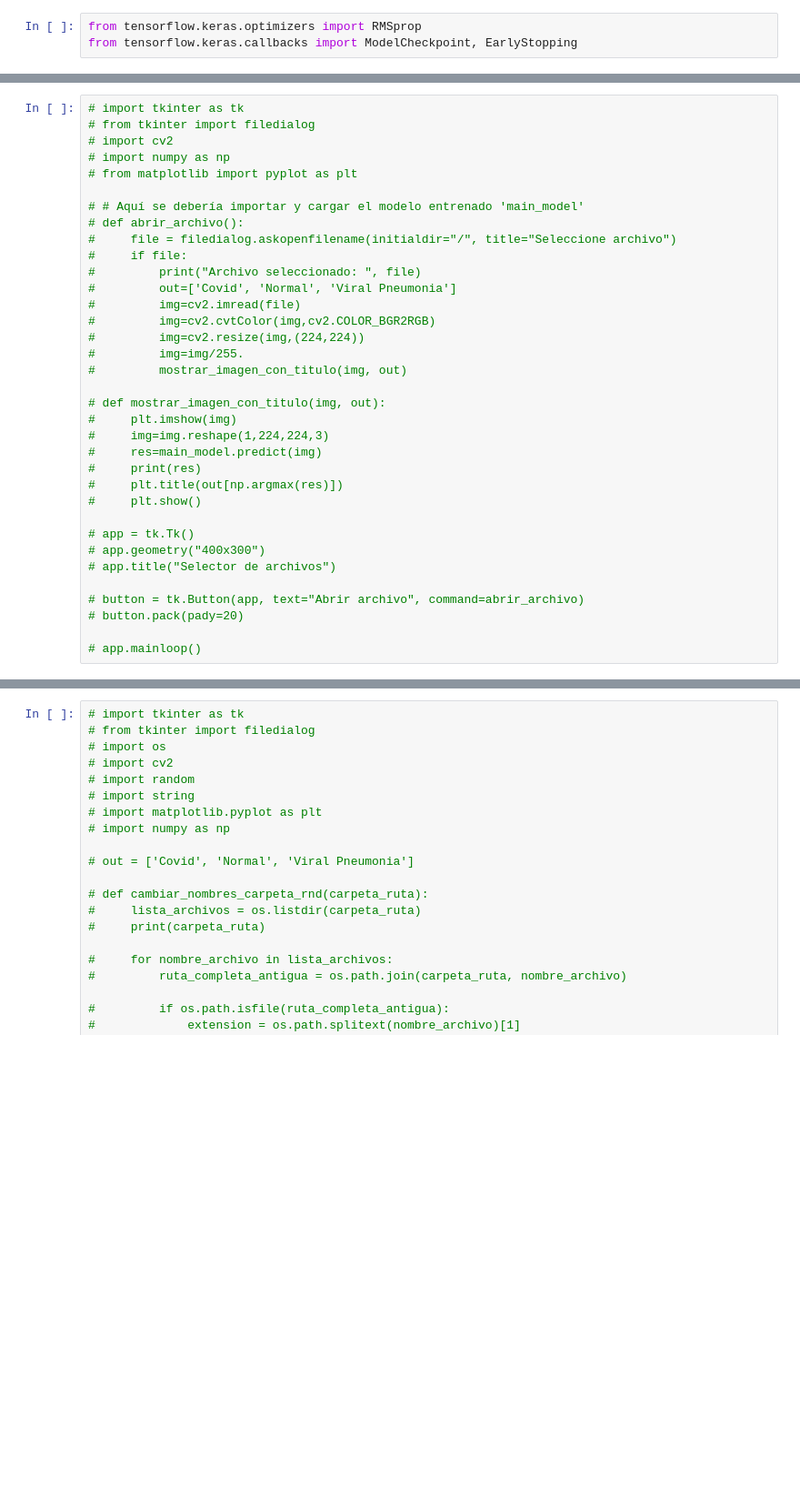
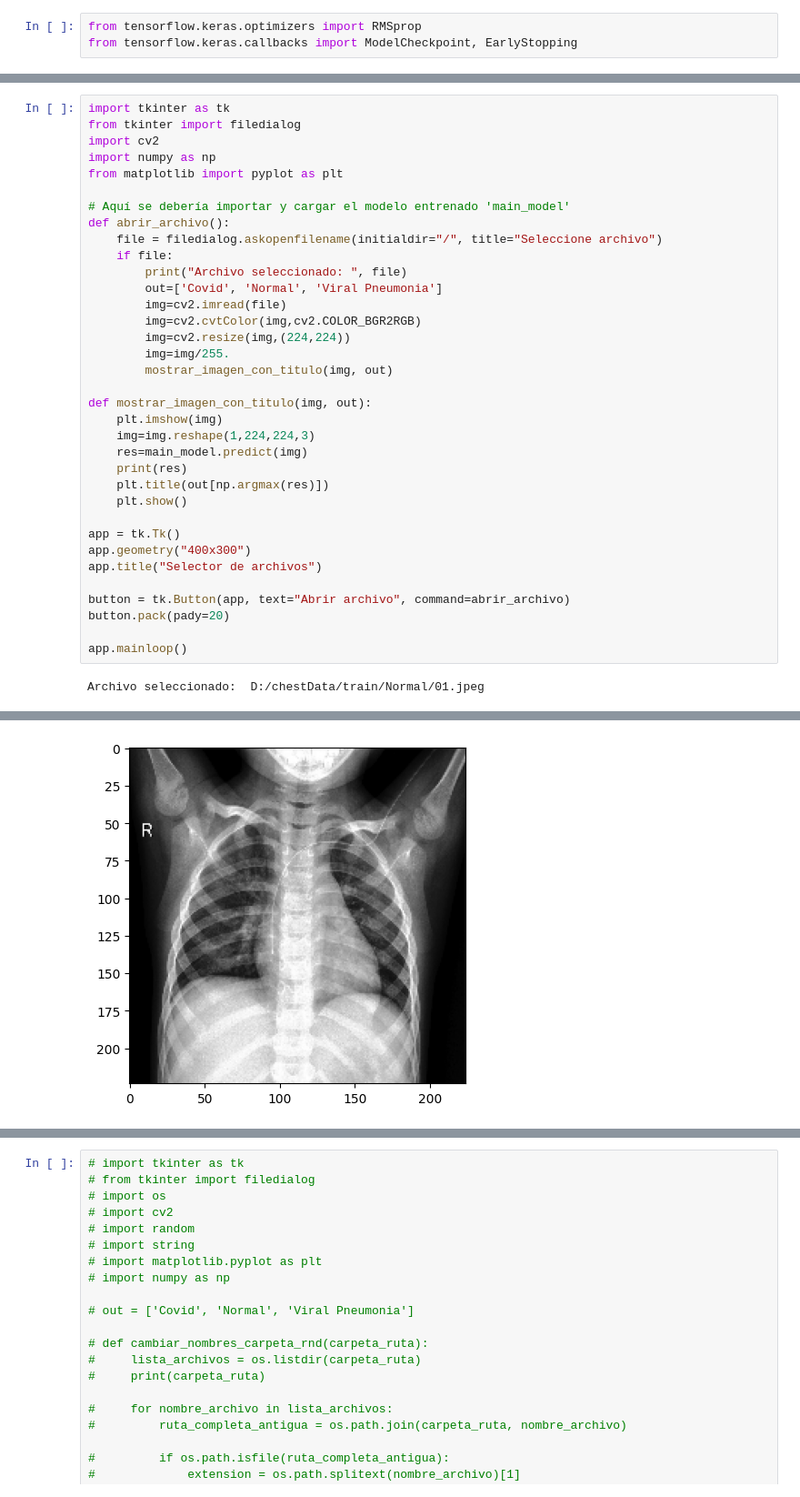
Before and after one commit to ORYEPA/Practicas_Python, a Jupyter notebook: inv/claseviernes.ipynb, the cells around one changed output, grey strips where cells are left out. Shown at 91% size. Cells and saved outputs as stored; diff of their text form; blank space fills up the shorter version.

```diff
--- a/inv/claseviernes.ipynb
+++ b/inv/claseviernes.ipynb
@@ -202,35 +231,37 @@ plt.show()
 # %%
-# import tkinter as tk
-# from tkinter import filedialog
-# import cv2
-# import numpy as np
-# from matplotlib import pyplot as plt
+import tkinter as tk
+from tkinter import filedialog
+import cv2
+import numpy as np
+from matplotlib import pyplot as plt
 
-# # Aquí se debería importar y cargar el modelo entrenado 'main_model'
-# def abrir_archivo():
-#     file = filedialog.askopenfilename(initialdir="/", title="Seleccione archivo")
-#     if file:
-#         print("Archivo seleccionado: ", file)
-#         out=['Covid', 'Normal', 'Viral Pneumonia']
-#         img=cv2.imread(file)
-#         img=cv2.cvtColor(img,cv2.COLOR_BGR2RGB)
-#         img=cv2.resize(img,(224,224))
-#         img=img/255.
-#         mostrar_imagen_con_titulo(img, out)
+# Aquí se debería importar y cargar el modelo entrenado 'main_model'
+def abrir_archivo():
+    file = filedialog.askopenfilename(initialdir="/", title="Seleccione archivo")
+    if file:
+        print("Archivo seleccionado: ", file)
+        out=['Covid', 'Normal', 'Viral Pneumonia']
+        img=cv2.imread(file)
+        img=cv2.cvtColor(img,cv2.COLOR_BGR2RGB)
+        img=cv2.resize(img,(224,224))
+        img=img/255.
+        mostrar_imagen_con_titulo(img, out)
 
-# def mostrar_imagen_con_titulo(img, out):
-#     plt.imshow(img)
-#     img=img.reshape(1,224,224,3)
-#     res=main_model.predict(img)
-#     print(res)
-#     plt.title(out[np.argmax(res)])
-#     plt.show()
+def mostrar_imagen_con_titulo(img, out):
+    plt.imshow(img)
+    img=img.reshape(1,224,224,3)
+    res=main_model.predict(img)
+    print(res)
+    plt.title(out[np.argmax(res)])
+    plt.show()
 
-# app = tk.Tk()
-# app.geometry("400x300")
-# app.title("Selector de archivos")
+app = tk.Tk()
+app.geometry("400x300")
+app.title("Selector de archivos")
 
-# button = tk.Button(app, text="Abrir archivo", command=abrir_archivo)
-# button.pack(pady=20)
+button = tk.Button(app, text="Abrir archivo", command=abrir_archivo)
+button.pack(pady=20)
 
-# app.mainloop()
+app.mainloop()
+# %% [output]
+Archivo seleccionado:  D:/chestData/train/Normal/01.jpeg
@@ -236,0 +277 @@ plt.show()
+[figure, added]
```
Also changed, not shown: parts of 12 cells of this notebook, 11 other files.
